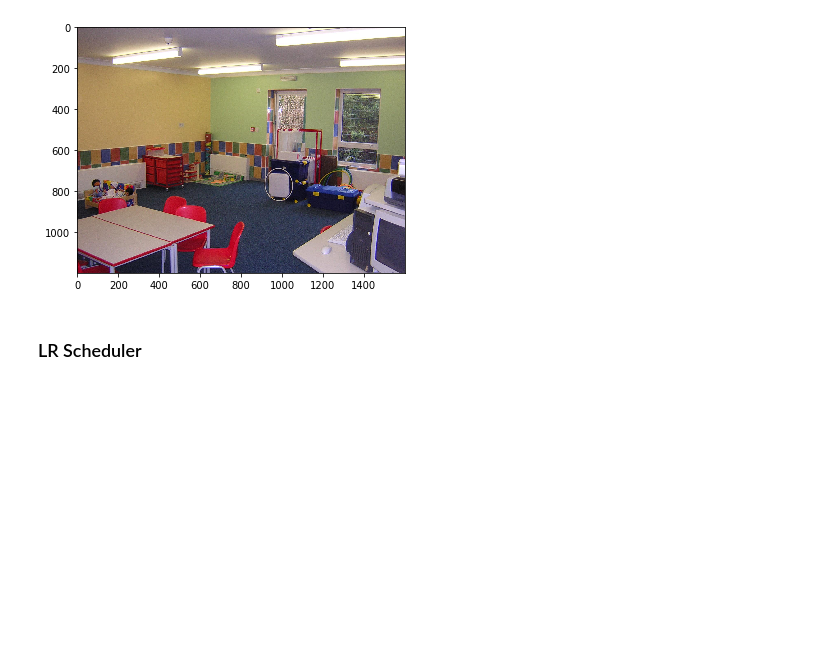
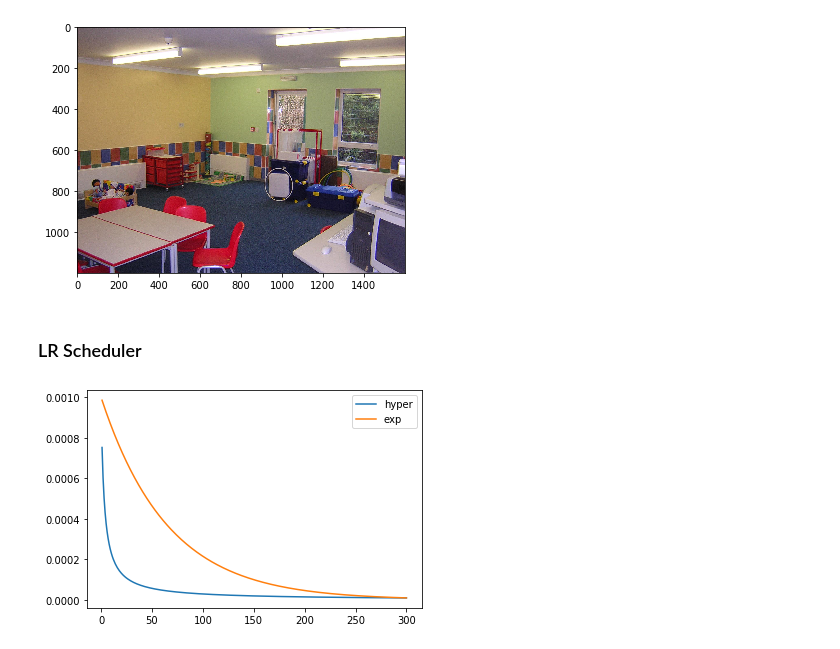
Before and after one commit to RobertVoropaev/InteriorRecognitionSystem, a Jupyter notebook: 8.AugmentationAndLrScheduler.ipynb, the cells around one changed output. Cells and saved outputs as stored; diff of their text form; code cells hidden in the pictures; blank space fills up the shorter version.

```diff
--- a/8.AugmentationAndLrScheduler.ipynb
+++ b/8.AugmentationAndLrScheduler.ipynb
@@ -257,9 +259,12 @@ def exponential(epoch, lr_start=1e-3, lr_stop=1e-5, max_epoch=300):
     k = np.log(lr_start / lr_stop) / max_epoch
     return lr_start * np.exp(-k * epoch)
 # %%
-x = np.arange(1, epoch + 1, 1)
+max_epoch = 300
+x = np.arange(1, max_epoch + 1, 1)
 
-plt.plot(x, time_based(x), label="hyper")
-plt.plot(x, exponential_decay(x), label="exp")
+plt.plot(x, hyperbola(x), label="hyper")
+plt.plot(x, exponential(x), label="exp")
 plt.legend()
 plt.show()
+# %% [output]
+[figure, added]
```
Also changed, not shown: parts of 1 cell of this notebook, 4 other files.
